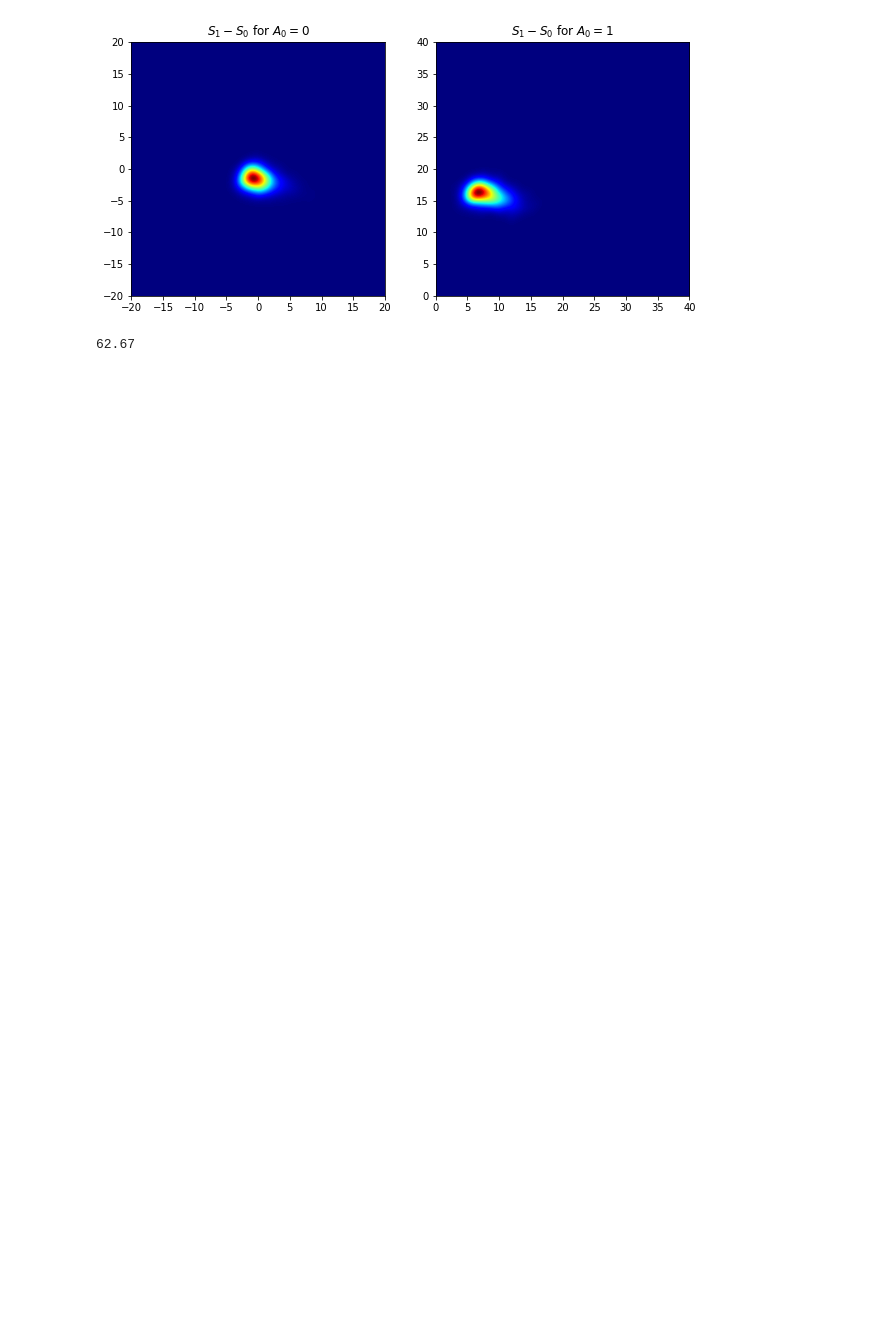
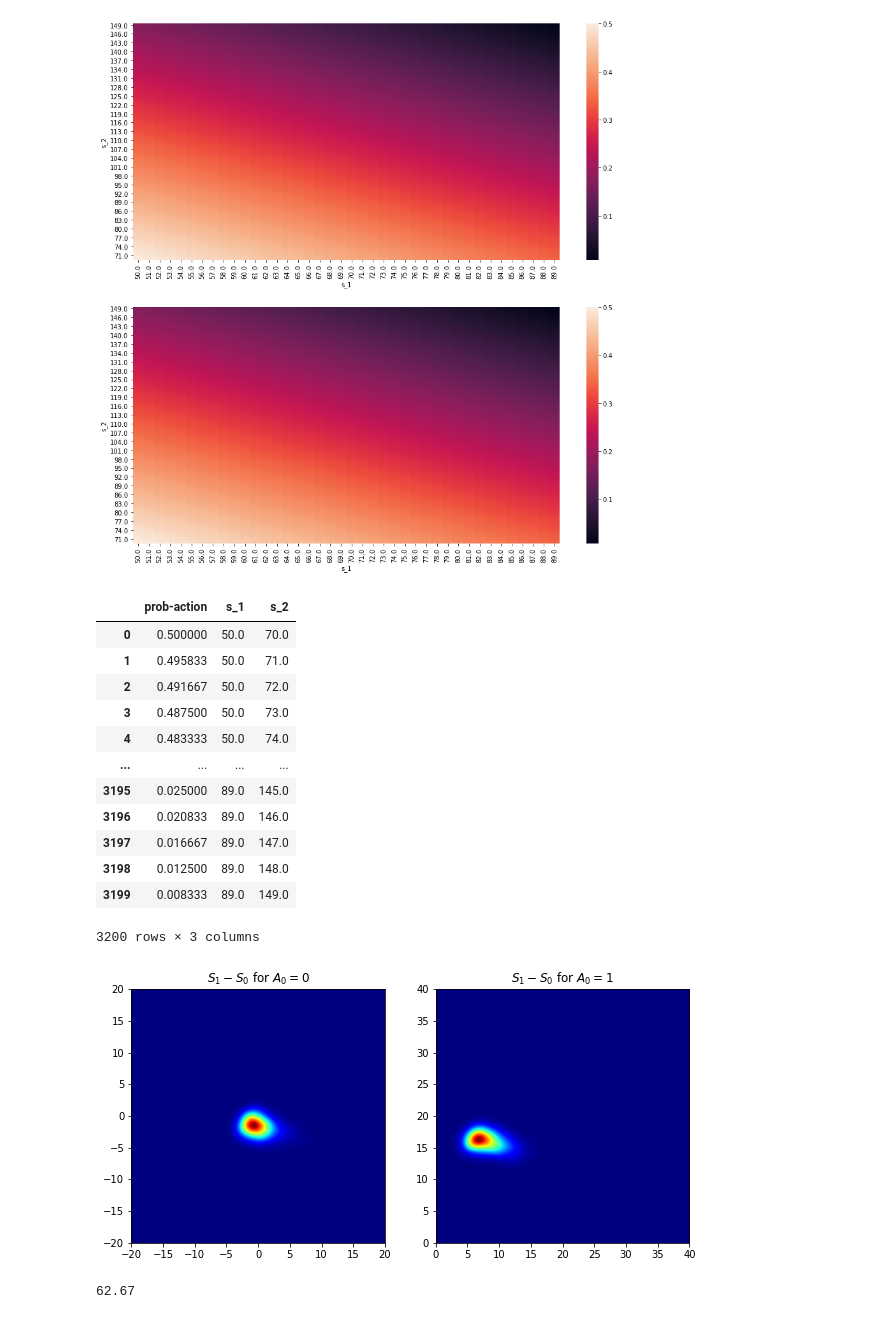
Before and after one commit to faaizT/CausalTwinAssessment, a Jupyter notebook: Network Analysis.ipynb, the cells around one changed output. Cells and saved outputs as stored; diff of their text form; code cells hidden in the pictures; blank space fills up the shorter version.

```diff
--- a/Network Analysis.ipynb
+++ b/Network Analysis.ipynb
@@ -34,3 +34,33 @@ df = generate_policy_heatmap("/Users/faaiz/simple-model/model-state-20-20")
+# %%
+def generate_true_policy_heatmap():
+    df = pd.DataFrame()
+    for i in range(50,90):
+        for j in range(70,150):
+            probs = gsm.physicians_policy(i, j, return_prob=True)
+            df = df.append({'s_1': i, 's_2': j, 'prob-action': probs}, ignore_index=True)
+    logit_probs = df.pivot("s_2", "s_1", "prob-action").sort_index(ascending=False)
+    fig, (ax1, ax2) = plt.subplots(2,1, figsize=(15,15))
+    sns.heatmap(logit_probs, vmax=0.50, ax=ax1)
+    sns.heatmap(logit_probs, ax=ax2)
+    plt.show()
+    return df
+# %%
+generate_true_policy_heatmap()
+# %% [output]
+[figure, added]
+|  | prob-action | s_1 | s_2 |
+| 0 | 0.500000 | 50.0 | 70.0 |
+| 1 | 0.495833 | 50.0 | 71.0 |
+| 2 | 0.491667 | 50.0 | 72.0 |
+| 3 | 0.487500 | 50.0 | 73.0 |
+| 4 | 0.483333 | 50.0 | 74.0 |
+| ... | ... | ... | ... |
+| 3195 | 0.025000 | 89.0 | 145.0 |
+| 3196 | 0.020833 | 89.0 | 146.0 |
+| 3197 | 0.016667 | 89.0 | 147.0 |
+| 3198 | 0.012500 | 89.0 | 148.0 |
+| 3199 | 0.008333 | 89.0 | 149.0 |
+3200 rows × 3 columns
 # %%
 import numpy as np
 import matplotlib.pyplot as plt
```
Also changed, not shown: parts of 5 cells of this notebook, 3 other files.
